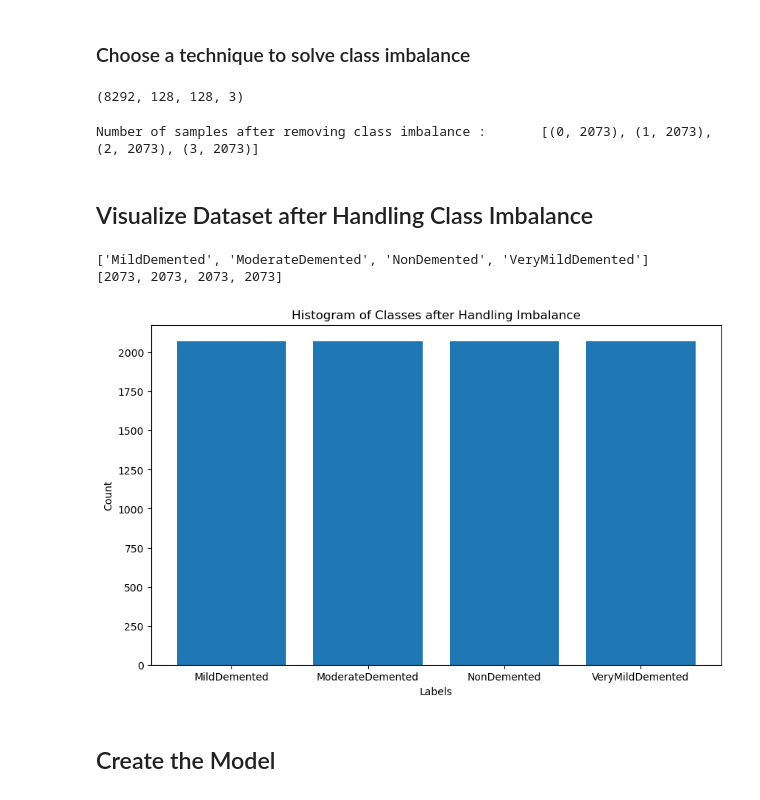
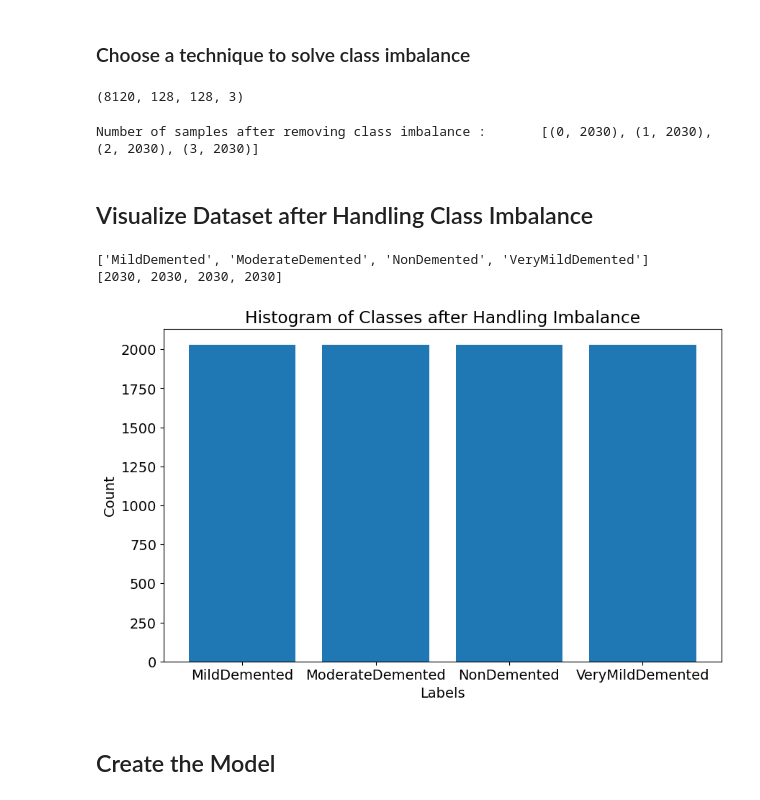
Before and after one commit to MarzukaaZaki/alzheimers-classification-modified-ADDNet, a Jupyter notebook: Modified-ADD-Net.ipynb, the cells around one changed output. Drawn from its saved outputs; the diff is of its cells as text; code cells hidden in the pictures.

Commit message:
Kaggle Notebook | Modified ADD-Net | Version 28

```diff
--- a/Modified-ADD-Net.ipynb
+++ b/Modified-ADD-Net.ipynb
@@ -87,3 +87,22 @@ train_dataset = datagen.flow_from_directory(WORKING_DIRECTORY, target_size=(heig
 X, y = train_dataset.next()
 # %% [output]
 Found 6400 images belonging to 4 classes.
+# %%
+WORKING_DIRECTORY =  "/kaggle/input/alz-dataset/dataset"
+CLASSES = ['MildDemented',
+           'ModerateDemented',
+           'NonDemented',
+           'VeryMildDemented']
+
+X, y = [], []
+height, width = 128, 128
+# Images rescaling
+datagen = ImageDataGenerator(rescale=1.0/255.0)
+# print(datagen)
+
+#   Load images all at once by resizing and shuffling randomly
+train_dataset = datagen.flow_from_directory(WORKING_DIRECTORY, target_size=(height, width),batch_size=6400, shuffle=True)
+# print(train_dataset[0])
+
+# Seperate dataset from  Data Generator into data and labels
+X, y = train_dataset.next()
@@ -146,6 +187,7 @@ print(counts)
 [896, 64, 3200, 2240]
 # %%
 plt.figure(figsize=(10, 6))
+plt.rcParams['font.size'] = 14  # Change this value to the desired font size
 # Create a histogram plot
 plt.bar(labels, counts)
 plt.xticks(labels)
@@ -223,11 +265,11 @@ X_train = X_train.reshape(-1, width, height, channels)
 # %%
 print(X_train.shape)
 # %% [output]
-(8292, 128, 128, 3)
+(8120, 128, 128, 3)
 # %%
 print("Number of samples after removing class imbalance :\t", sorted(Counter(np.argmax(y_train, axis=1)).items()))
 # %% [output]
-Number of samples after removing class imbalance :       [(0, 2073), (1, 2073), (2, 2073), (3, 2073)]
+Number of samples after removing class imbalance :       [(0, 2030), (1, 2030), (2, 2030), (3, 2030)]
 # %% [markdown]
 ## Visualize Dataset after Handling Class Imbalance
 # %%
@@ -245,23 +287,24 @@ print(labels)
 print(counts)
 # %% [output]
 ['MildDemented', 'ModerateDemented', 'NonDemented', 'VeryMildDemented']
-[2073, 2073, 2073, 2073]
+[2030, 2030, 2030, 2030]
 # %%
 plt.figure(figsize=(10, 6))
+plt.rcParams['font.size'] = 14  # Change this value to the desired font size
 # Create a histogram plot
 plt.bar(labels, counts)
 
 plt.xticks(labels)
 
 # Add labels and title to the plot
 plt.xlabel('Labels')
 plt.ylabel('Count')
 plt.title('Histogram of Classes after Handling Imbalance')
 
 # Display the plot
 plt.show()
 # %% [output]
-[figure, old version]
+[figure, new version]
 # %% [markdown]
 ## Create the Model
 # %%
```
Also changed, not shown: parts of 20 cells of this notebook.
